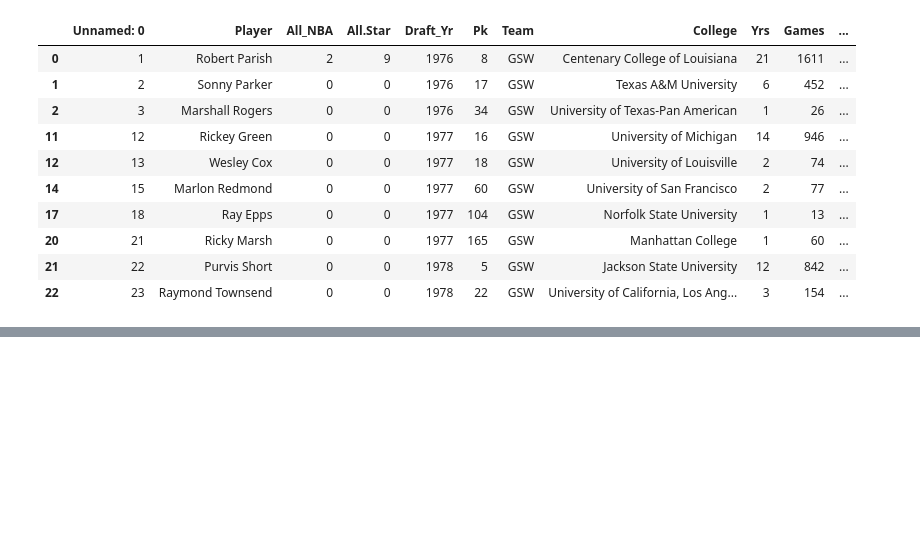
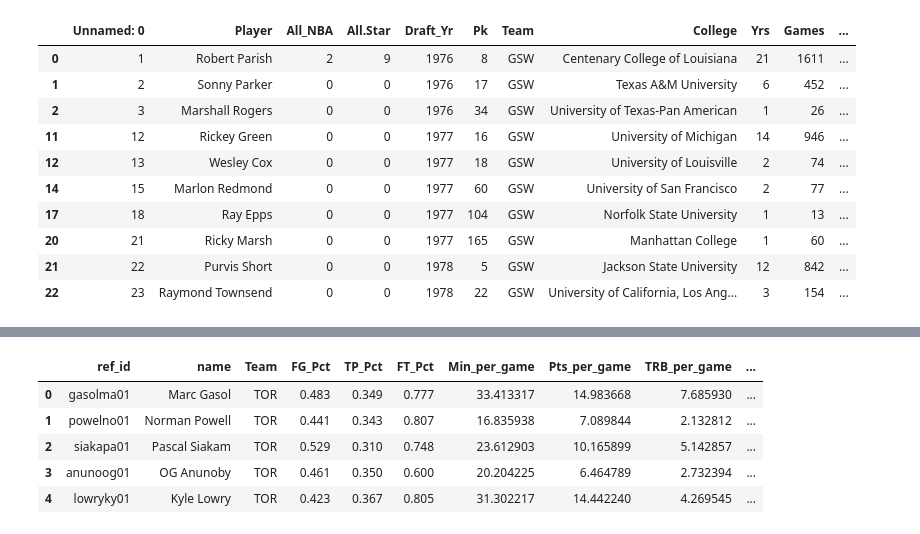
Before and after one commit to leocpp/Data-Science, a Jupyter notebook: Model.ipynb, the cells around one changed output, grey strips where cells are left out. Drawn from its saved outputs; the diff is of its cells as text; code cells hidden in the pictures; blank space fills up the shorter version.

```diff
--- a/Model.ipynb
+++ b/Model.ipynb
@@ -426,0 +326,16 @@ class Player(sportsreference.nba.player.AbstractPlayer)
+# %%
+import sqlite3
+
+conn = sqlite3.connect('nbadb.sqlite3')
+cursor = conn.cursor()
+
+nbads = pd.read_sql("select * from nba_players;", conn)
+
+nbads.head()
+# %% [output]
+|  | ref_id | name | Team | FG_Pct | TP_Pct | FT_Pct | Min_per_game | Pts_per_game | TRB_per_game | ... |
+| 0 | gasolma01 | Marc Gasol | TOR | 0.483 | 0.349 | 0.777 | 33.413317 | 14.983668 | 7.685930 | ... |
+| 1 | powelno01 | Norman Powell | TOR | 0.441 | 0.343 | 0.807 | 16.835938 | 7.089844 | 2.132812 | ... |
+| 2 | siakapa01 | Pascal Siakam | TOR | 0.529 | 0.310 | 0.748 | 23.612903 | 10.165899 | 5.142857 | ... |
+| 3 | anunoog01 | OG Anunoby | TOR | 0.461 | 0.350 | 0.600 | 20.204225 | 6.464789 | 2.732394 | ... |
+| 4 | lowryky01 | Kyle Lowry | TOR | 0.423 | 0.367 | 0.805 | 31.302217 | 14.442240 | 4.269545 | ... |
```
Also changed, not shown: parts of 42 cells of this notebook, 5 other files.
